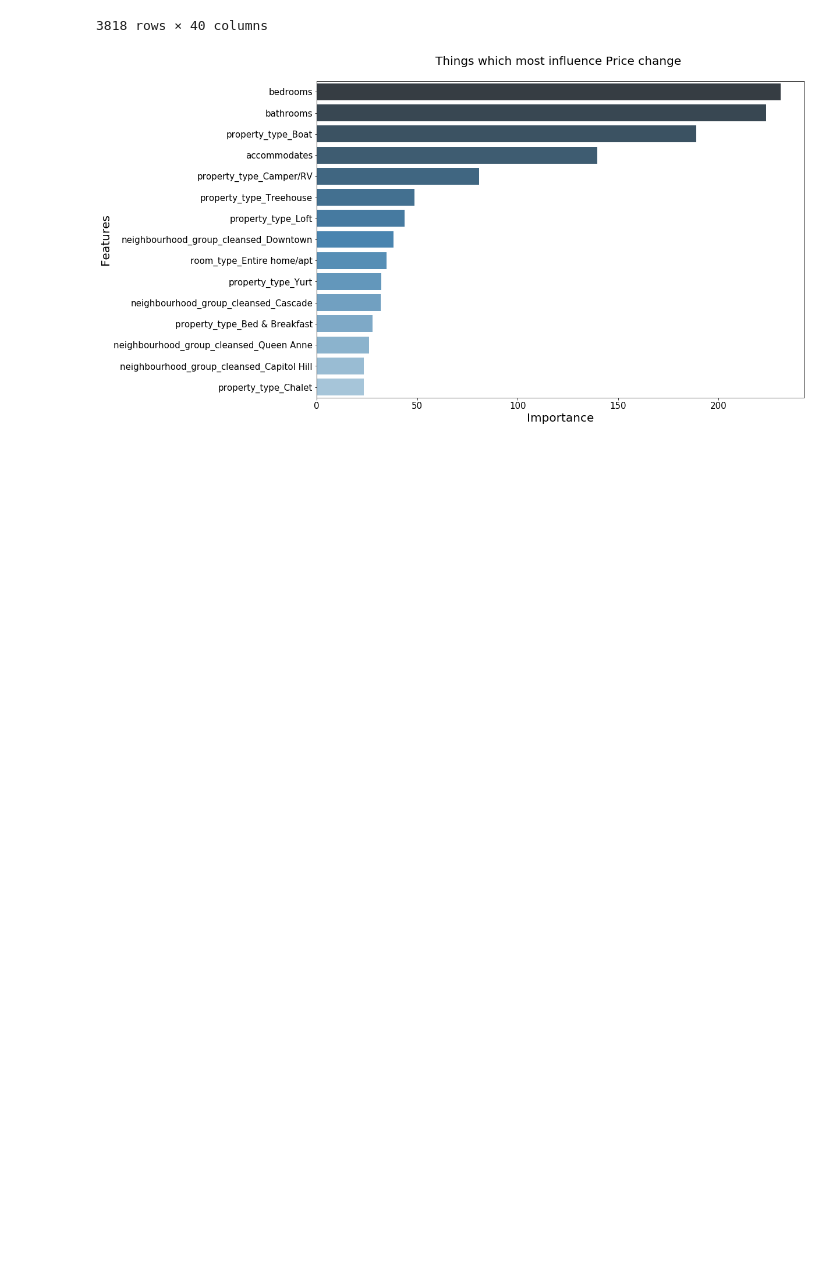
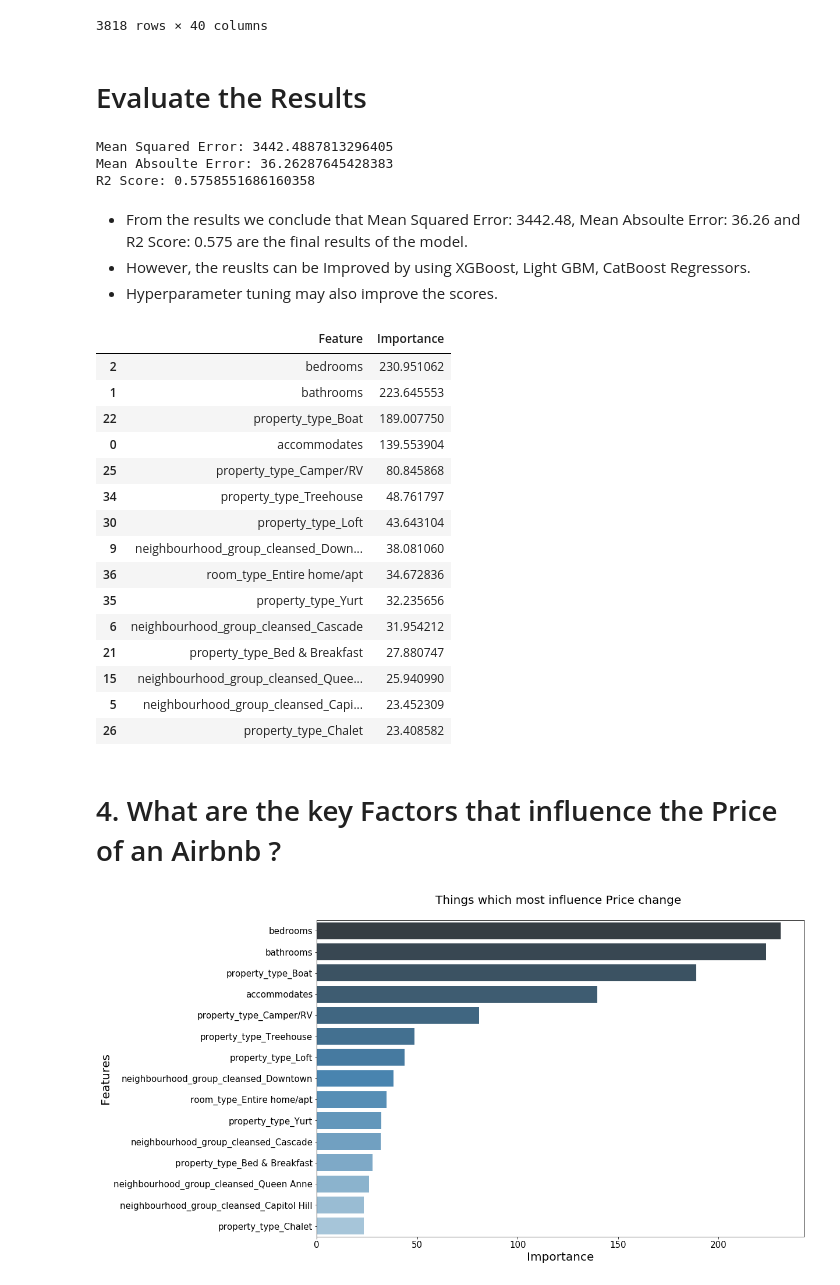
Before and after one commit to omkarbhad/seattle-airbnb-data-analysis, a Jupyter notebook: Airbnb Seattle.ipynb, the cells around one changed output. Saved outputs shown, nothing was run; the diff lists cells and outputs as text; code cells hidden in the pictures; blank space fills up the shorter version.

```diff
--- a/Airbnb Seattle.ipynb
+++ b/Airbnb Seattle.ipynb
@@ -301,6 +358,5 @@ def clean_data(listings):
 # %%
-feature_data = clean_data(listings)
-feature_data
+feature_data = clean_data4(listings)
 # %% [output]
 A value is trying to be set on a copy of a slice from a DataFrame
 
@@ -348,6 +394,22 @@ feature_data
 | 3816 | 0.066667 | 0.1250 | 0.000000 | 99.0 | 0 | 0 | ... |
 | 3817 | 0.133333 | 0.1875 | 0.285714 | 87.0 | 0 | 0 | ... |
 3818 rows × 40 columns
+# %%
+import pandas as pd
+# Splitting the data
+X = feature_data.drop(['price'],axis=1)
+y = feature_data['price']
+
+# train and test - x and y
+from sklearn.model_selection import train_test_split
+X_train, X_test, y_train, y_test = train_test_split(X,y,test_size=0.2, random_state=42)
+
+# linear regression model building
+from sklearn.linear_model import LinearRegression
+lm = LinearRegression()
+lm.fit(X_train, y_train)
+
+pred = lm.predict(X_test)
 # %%
 def importance_df(feature_data):
     '''
@@ -373,0 +437,2 @@ importance_df = importance_df(feature_data)
+# %% [markdown]
+# Evaluate the Results
@@ -374,3 +441,38 @@ importance_df = importance_df(feature_data)
+# %%
+print("Mean Squared Error: {}".format(mean_squared_error(y_test, pred)) )
+print("Mean Absoulte Error: {}".format(mean_absolute_error(y_test, pred)) )
+print("R2 Score: {}".format(r2_score(y_test, pred)) )
+# %% [output]
+Mean Squared Error: 3442.4887813296405
+Mean Absoulte Error: 36.26287645428383
+R2 Score: 0.5758551686160358
+# %% [markdown]
+- From the results we conclude that Mean Squared Error: 3442.48, Mean Absoulte Error: 36.26 and R2 Score: 0.575 are the final results of the model.
+- However, the reuslts can be Improved by using XGBoost, Light GBM, CatBoost Regressors.
+- Hyperparameter tuning may also improve the scores.
+# %%
+# Top 10 feature importance
+importance_df = importance_df(feature_data)
+importance_df
+# %% [output]
+|  | Feature | Importance |
+| 2 | bedrooms | 230.951062 |
+| 1 | bathrooms | 223.645553 |
+| 22 | property_type_Boat | 189.007750 |
+| 0 | accommodates | 139.553904 |
+| 25 | property_type_Camper/RV | 80.845868 |
+| 34 | property_type_Treehouse | 48.761797 |
+| 30 | property_type_Loft | 43.643104 |
+| 9 | neighbourhood_group_cleansed_Down... | 38.081060 |
+| 36 | room_type_Entire home/apt | 34.672836 |
+| 35 | property_type_Yurt | 32.235656 |
+| 6 | neighbourhood_group_cleansed_Cascade | 31.954212 |
+| 21 | property_type_Bed & Breakfast | 27.880747 |
+| 15 | neighbourhood_group_cleansed_Quee... | 25.940990 |
+| 5 | neighbourhood_group_cleansed_Capi... | 23.452309 |
+| 26 | property_type_Chalet | 23.408582 |
+# %% [markdown]
+# 4. What are the key Factors that influence the Price of an Airbnb ?
 # %%
 # Plotting features with Importance
 fig = plt.figure(figsize=(15, 10))
```
Also changed, not shown: parts of 58 cells of this notebook, 1 other file.
